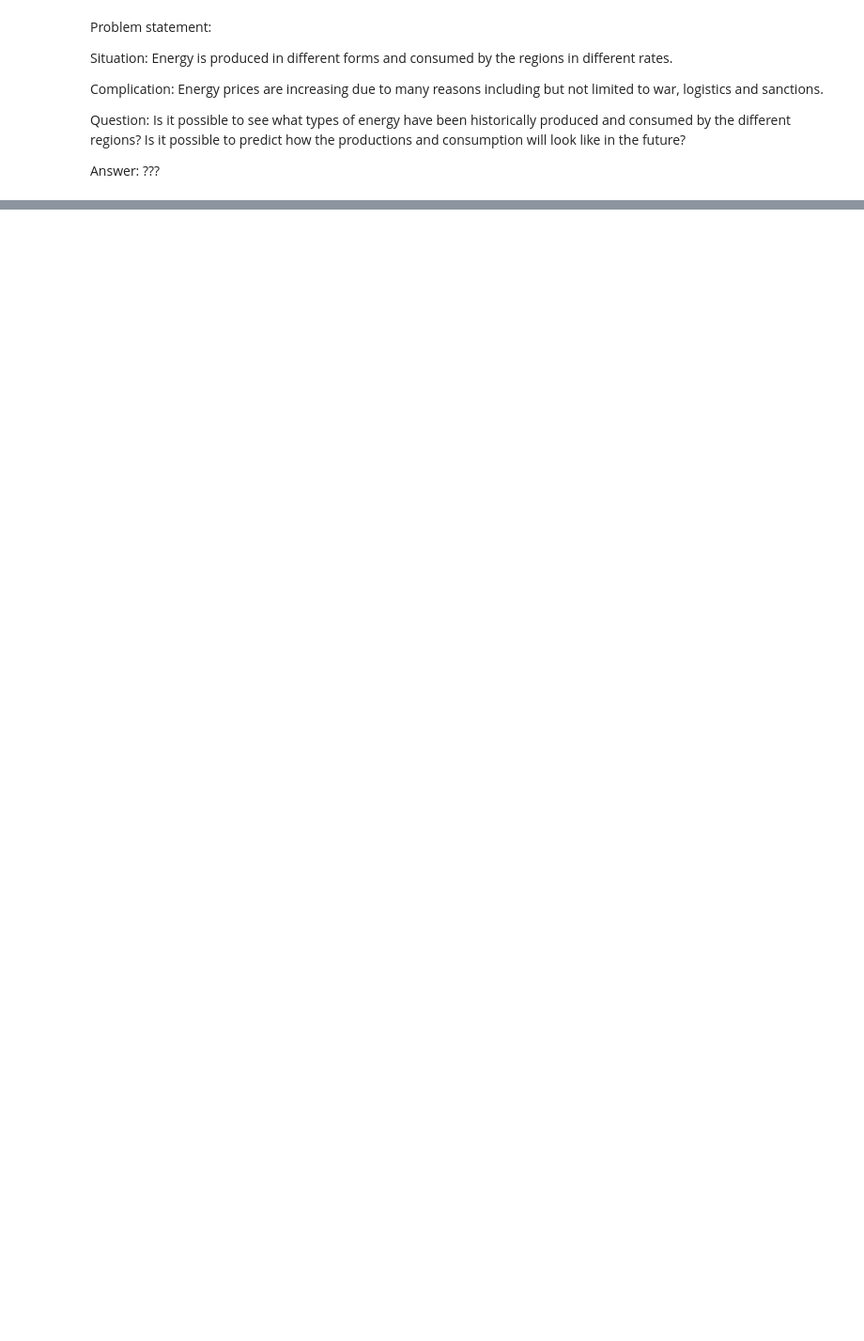
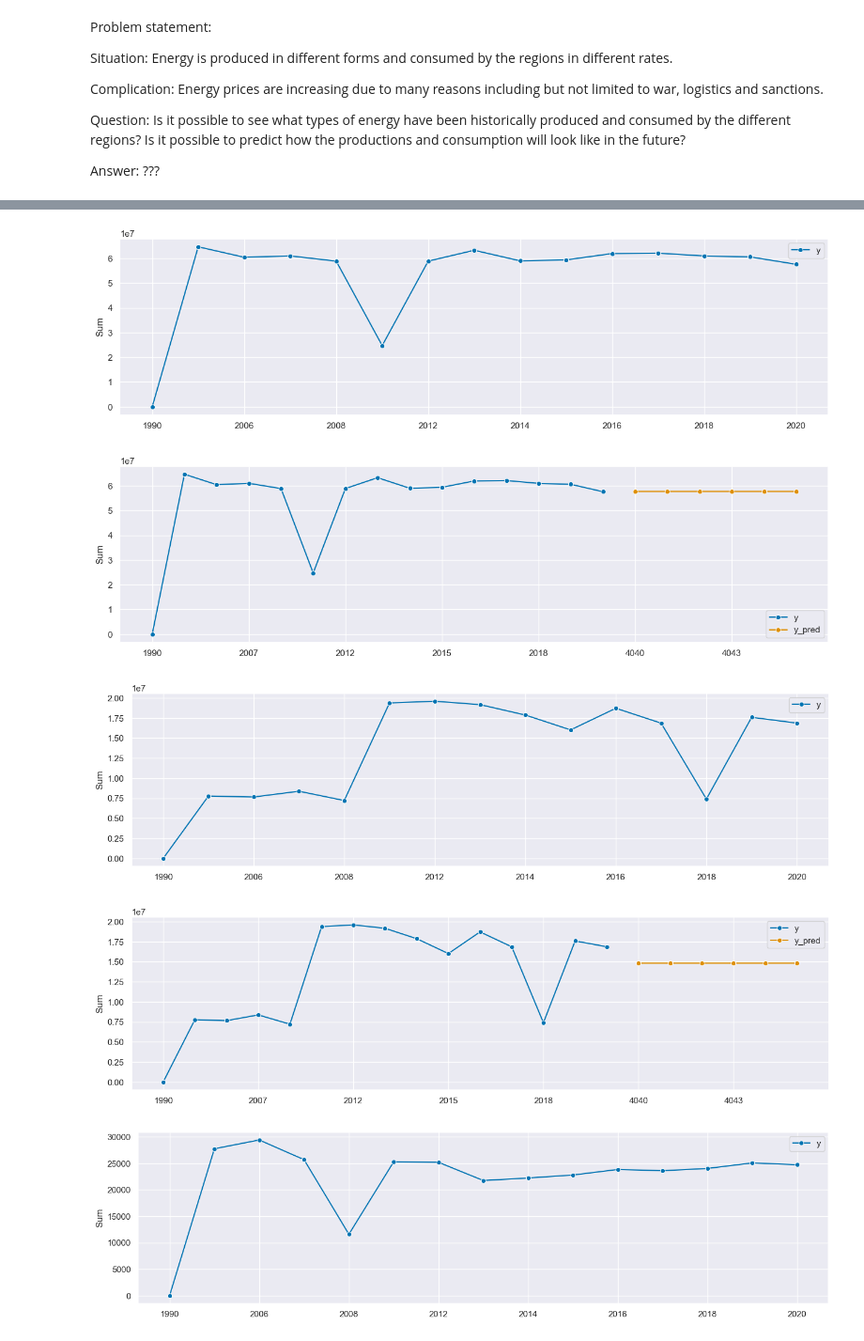
Before and after one commit to mnikolop/case3-swedish-energy, a Jupyter notebook: code/5-forecasting.ipynb, the cells around one changed output, grey strips where cells are left out. Shown at 94% size. Saved outputs shown, nothing was run; the diff lists cells and outputs as text; code cells hidden in the pictures; blank space fills up the shorter version.

```diff
--- a/code/5-forecasting.ipynb
+++ b/code/5-forecasting.ipynb
@@ -139,0 +436,72 @@ for each region:
+# %%
+# slutanvandning
+for region in slutanvandning.region.drop_duplicates(keep='first').reset_index(drop=True):
+    print(region)
+    data = slutanvandning[slutanvandning.region == region].reset_index(drop=True)
+    for fornybar_bransletyp in data.fornybar_bransletyp.drop_duplicates(keep='first').reset_index(drop=True):
+        print(fornybar_bransletyp)
+        data = data[data.fornybar_bransletyp == fornybar_bransletyp].sort_values(by=['ar'], ascending=True).reset_index(drop=True)
+        for forbrukarkategori in data.forbrukarkategori.drop_duplicates(keep='first').reset_index(drop=True):
+            print(forbrukarkategori)
+            data = data[data.forbrukarkategori == forbrukarkategori].sort_values(by=['ar'], ascending=True).reset_index(drop=True)
+
+            if not data.empty:
+                # print(data.ar.max())
+                # print(data.ar.min())
+                ey = pd.Series(range(data.ar.min(), data.ar.max()+1, 1))
+                # print(ey)
+                # if not data.ar[~data.ar.isin(ey)]:
+                # print(data.ar - ey)
+
+                y = data[['ar', 'Sum']].set_index(['ar']).squeeze()
+                # print(y)
+                plot_series(y, labels=['y'])
+                # Instantiate NaiveForecaster:
+                fh = pd.Series(range(data.ar.max(), data.ar.max()+6, 1)).tolist()
+                forecaster = NaiveForecaster(strategy='mean')
+                # Fit NaiveForecaster:
+                forecaster.fit(y)
+
+                # Predict:
+                y_pred = forecaster.predict(fh=fh)
+
+                # Check it out:
+                plot_series(y, y_pred, labels=["y", "y_pred"])
+
+
+                # # Instantiate:
+                # forecaster = ThetaForecaster(sp=12)
+
+                # # Fit:
+                # forecaster.fit(y)
+
+                # # Predict:
+                # y_pred_theta = forecaster.predict(fh)
+
+                # # Check it out:
+                # plot_series(y, y_pred, y_pred_theta, labels=["y", "y_pred_naive", "y_pred_theta"])
+
+                # # Instantiate ARIMA
+                # forecaster = AutoARIMA(sp=12)
+                # # Fit Arima
+                # forecaster.fit(y)
+                # # Predict Arima
+                # y_pred_ARIMA = forecaster.predict(fh)
+
+                # # Check it out:
+                # plot_series(y, y_pred, y_pred_ARIMA, labels=["y", "y_pred_naive", "y_pred_ARIMA"])
+
+                # * Instantiate AutoETS
+                # forecaster = AutoETS(auto=True, n_jobs=-1, sp=12)
+                # # Fit AutoETS
+                # forecaster.fit(y)
+                # # Predict AutoETS
+                # y_pred_ETS = forecaster.predict(fh)
+
+                # # Check it out:
+                # plot_series(y, y_pred, y_pred_ETS, labels=["y", "y_pred_naive", "y_pred_ETS"])
+                # print("----------------")
+
+            # else:
+            #     print("----------------")
+# %% [output]
@@ -139,0 +525,5 @@ for each region:
+[figure, added]
+[figure, added]
+[figure, added]
+[figure, added]
+[figure, added]
```
Also changed, not shown: parts of 22 cells of this notebook, 1 other file.
